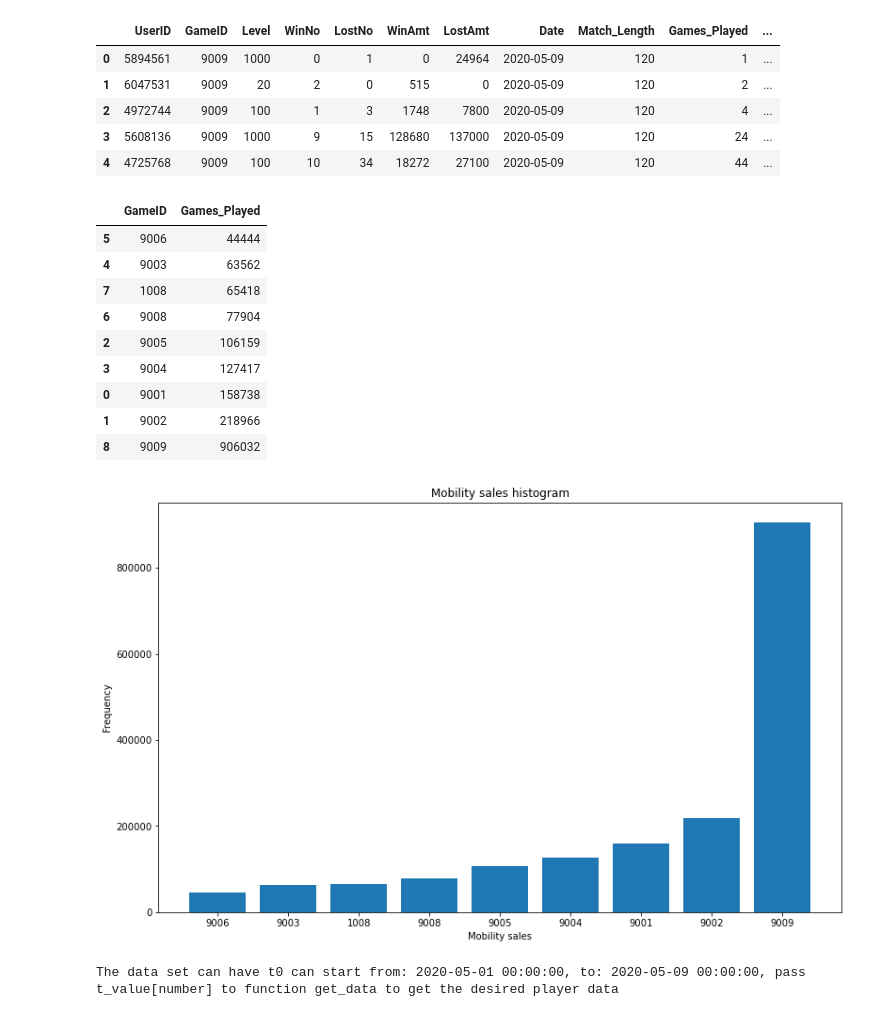
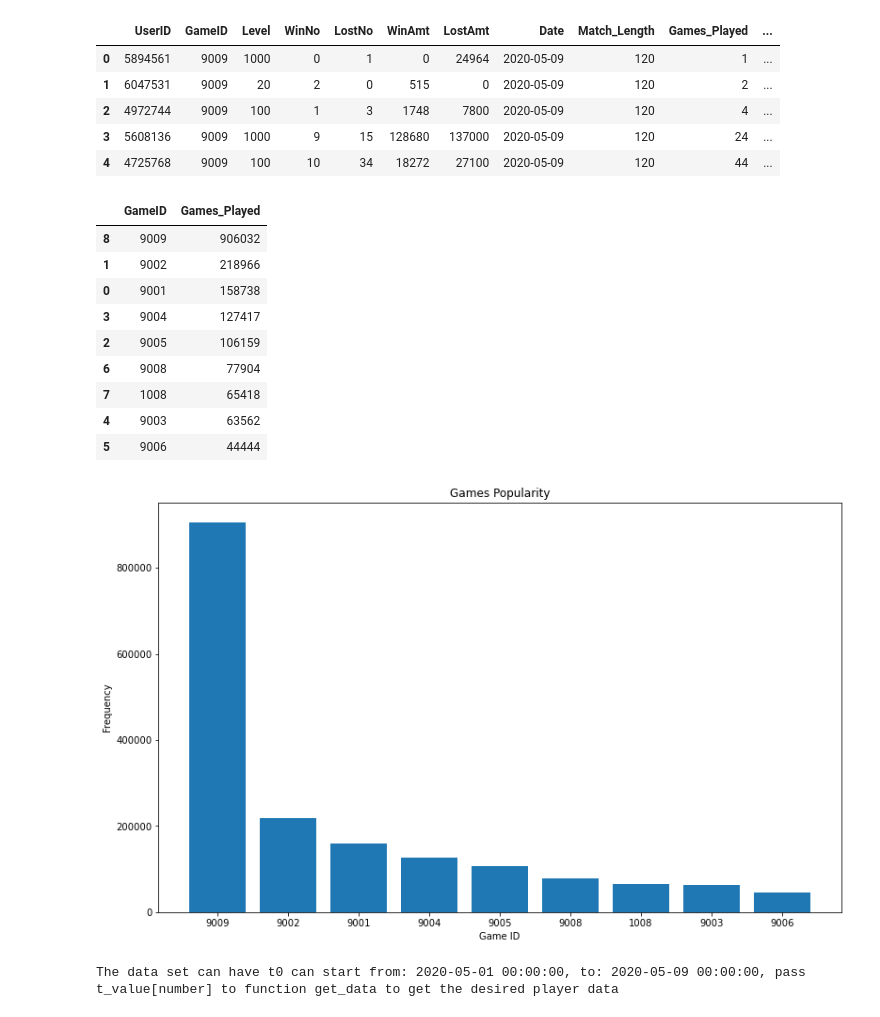
Before and after one commit to lechiben/churn-ltv-prediction, a Jupyter notebook: Churn Rate Prediction.ipynb, the cells around one changed output. Saved outputs shown, nothing was run; the diff lists cells and outputs as text; code cells hidden in the pictures.

Commit message:
add new table

```diff
--- a/Churn Rate Prediction.ipynb
+++ b/Churn Rate Prediction.ipynb
@@ -159,28 +159,28 @@ play_log_df.head()
 games_played_breakdown=play_log_df.groupby(['UserID']).sum()[['9001', '9002', '9005', '9004', '9003', '9006', '9008', '1008', '9009']].reset_index()
 games_played=pd.DataFrame(games_played_breakdown[['9001', '9002', '9005', '9004', '9003', '9006', '9008', '1008', '9009']].sum()).reset_index()
 games_played.columns=('GameID',"Games_Played")
-games_played=games_played.sort_values(by=['Games_Played'], as)
+games_played=games_played.sort_values(by=['Games_Played'], ascending=False)
 games_played
 # %% [output]
 |  | GameID | Games_Played |
+| 8 | 9009 | 906032 |
+| 1 | 9002 | 218966 |
+| 0 | 9001 | 158738 |
+| 3 | 9004 | 127417 |
+| 2 | 9005 | 106159 |
+| 6 | 9008 | 77904 |
+| 7 | 1008 | 65418 |
+| 4 | 9003 | 63562 |
 | 5 | 9006 | 44444 |
-| 4 | 9003 | 63562 |
-| 7 | 1008 | 65418 |
-| 6 | 9008 | 77904 |
-| 2 | 9005 | 106159 |
-| 3 | 9004 | 127417 |
-| 0 | 9001 | 158738 |
-| 1 | 9002 | 218966 |
-| 8 | 9009 | 906032 |
 # %%
 plt.figure(figsize=(13,8))
 plt.bar(games_played['GameID'], games_played['Games_Played'])
-plt.xlabel('Mobility sales')
+plt.xlabel('Game ID')
 plt.ylabel('Frequency')
-plt.title('Mobility sales histogram')
+plt.title('Games Popularity')
 plt.show()
 # %% [output]
-[figure, old version]
+[figure, new version]
 # %%
 # Getting t0 and list of days on which user data can be extracted
 
```
